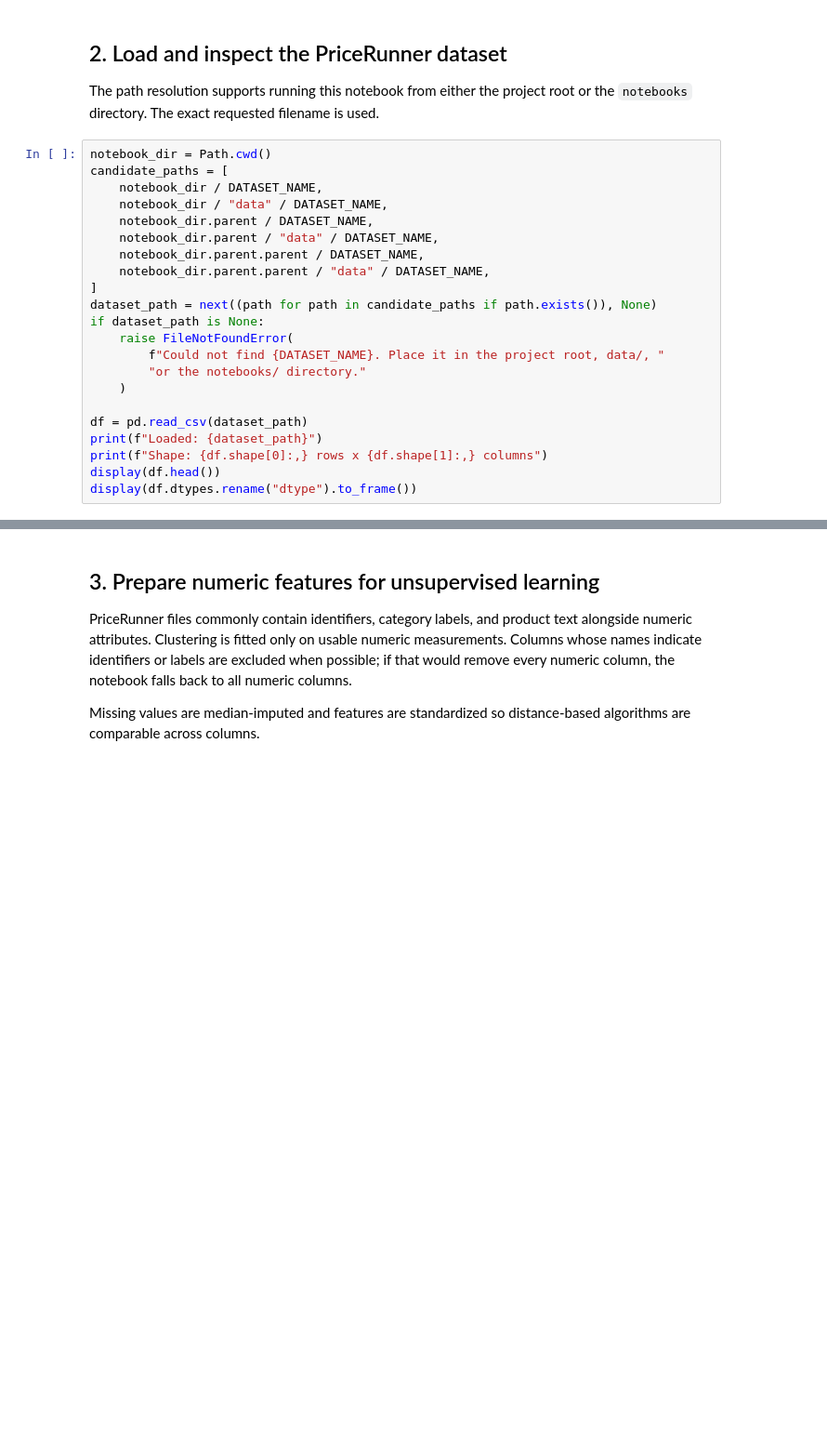
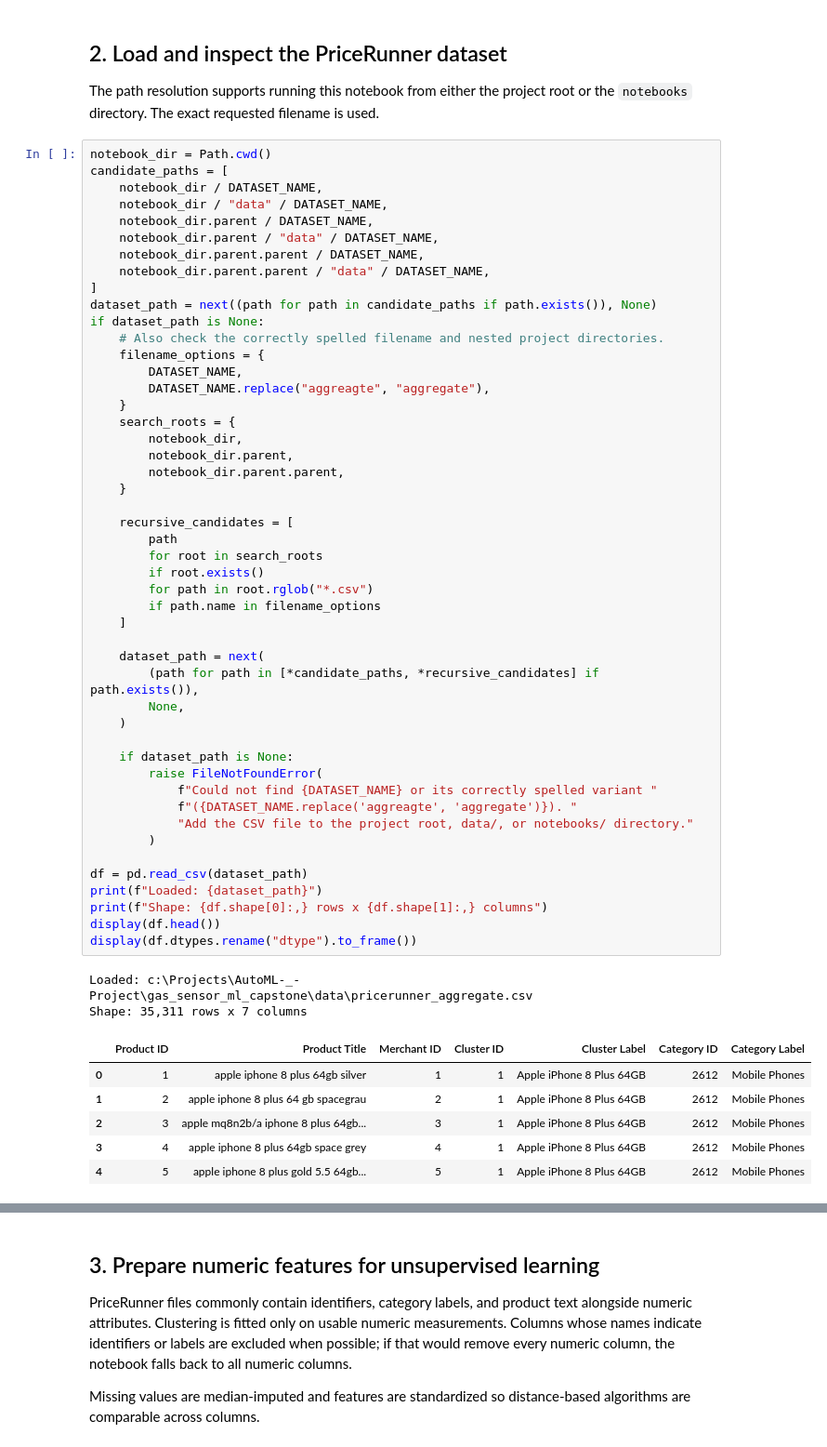
Before and after one commit to BroCoder007/AutoML-_-Project, a Jupyter notebook: gas_sensor_ml_capstone/notebooks/clustering.ipynb, the cells around one changed output, grey strips where cells are left out. Shown at 93% size. Drawn from its saved outputs; the diff is of its cells as text; blank space fills up the shorter version.

```diff
--- a/gas_sensor_ml_capstone/notebooks/clustering.ipynb
+++ b/gas_sensor_ml_capstone/notebooks/clustering.ipynb
@@ -40,22 +40,57 @@ The path resolution supports running this notebook from either the project root
 # %%
 notebook_dir = Path.cwd()
 candidate_paths = [
     notebook_dir / DATASET_NAME,
     notebook_dir / "data" / DATASET_NAME,
     notebook_dir.parent / DATASET_NAME,
     notebook_dir.parent / "data" / DATASET_NAME,
     notebook_dir.parent.parent / DATASET_NAME,
     notebook_dir.parent.parent / "data" / DATASET_NAME,
 ]
 dataset_path = next((path for path in candidate_paths if path.exists()), None)
 if dataset_path is None:
-    raise FileNotFoundError(
-        f"Could not find {DATASET_NAME}. Place it in the project root, data/, "
-        "or the notebooks/ directory."
+    # Also check the correctly spelled filename and nested project directories.
+    filename_options = {
+        DATASET_NAME,
+        DATASET_NAME.replace("aggreagte", "aggregate"),
+    }
+    search_roots = {
+        notebook_dir,
+        notebook_dir.parent,
+        notebook_dir.parent.parent,
+    }
+
+    recursive_candidates = [
+        path
+        for root in search_roots
+        if root.exists()
+        for path in root.rglob("*.csv")
+        if path.name in filename_options
+    ]
+
+    dataset_path = next(
+        (path for path in [*candidate_paths, *recursive_candidates] if path.exists()),
+        None,
     )
+
+    if dataset_path is None:
+        raise FileNotFoundError(
+            f"Could not find {DATASET_NAME} or its correctly spelled variant "
+            f"({DATASET_NAME.replace('aggreagte', 'aggregate')}). "
+            "Add the CSV file to the project root, data/, or notebooks/ directory."
+        )
 
 df = pd.read_csv(dataset_path)
 print(f"Loaded: {dataset_path}")
 print(f"Shape: {df.shape[0]:,} rows x {df.shape[1]:,} columns")
 display(df.head())
 display(df.dtypes.rename("dtype").to_frame())
+# %% [output]
+Loaded: c:\Projects\AutoML-_-Project\gas_sensor_ml_capstone\data\pricerunner_aggregate.csv
+Shape: 35,311 rows x 7 columns
+|  | Product ID | Product Title | Merchant ID | Cluster ID | Cluster Label | Category ID | Category Label |
+| 0 | 1 | apple iphone 8 plus 64gb silver | 1 | 1 | Apple iPhone 8 Plus 64GB | 2612 | Mobile Phones |
+| 1 | 2 | apple iphone 8 plus 64 gb spacegrau | 2 | 1 | Apple iPhone 8 Plus 64GB | 2612 | Mobile Phones |
+| 2 | 3 | apple mq8n2b/a iphone 8 plus 64gb... | 3 | 1 | Apple iPhone 8 Plus 64GB | 2612 | Mobile Phones |
+| 3 | 4 | apple iphone 8 plus 64gb space grey | 4 | 1 | Apple iPhone 8 Plus 64GB | 2612 | Mobile Phones |
+| 4 | 5 | apple iphone 8 plus gold 5.5 64gb... | 5 | 1 | Apple iPhone 8 Plus 64GB | 2612 | Mobile Phones |
```
Also changed, not shown: parts of 11 cells of this notebook, 1 other file.
